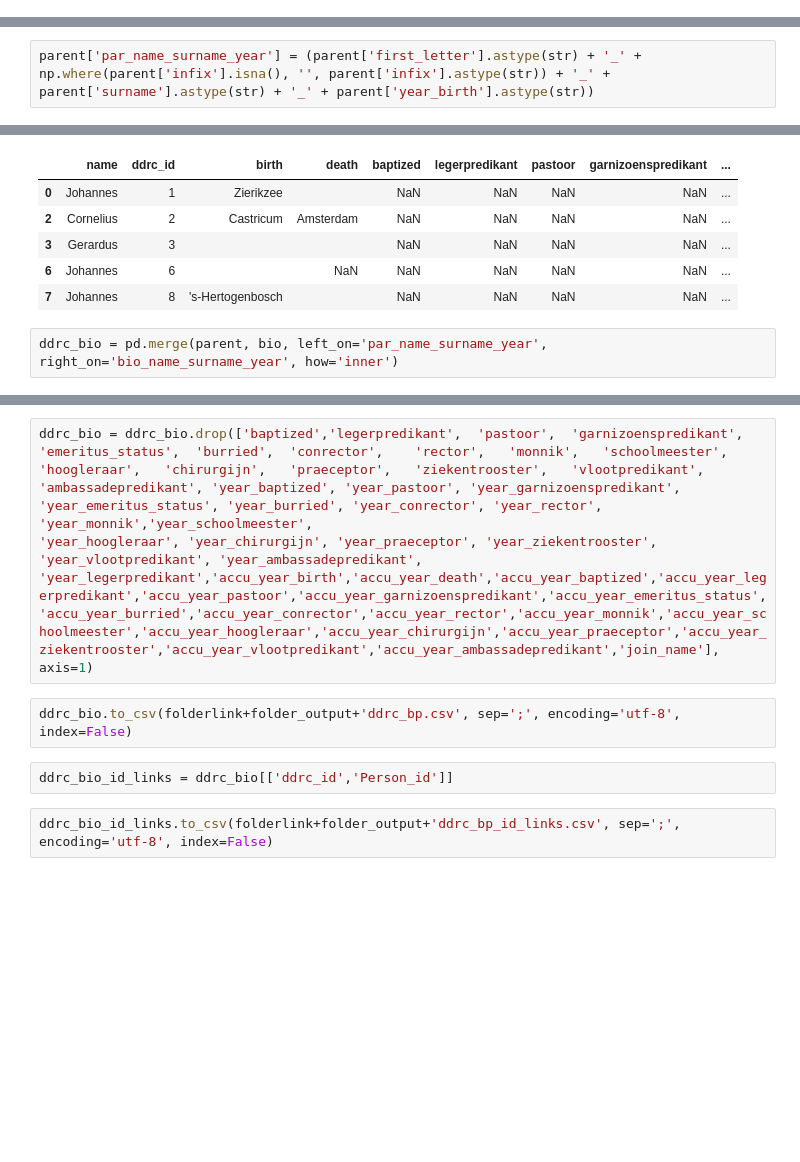
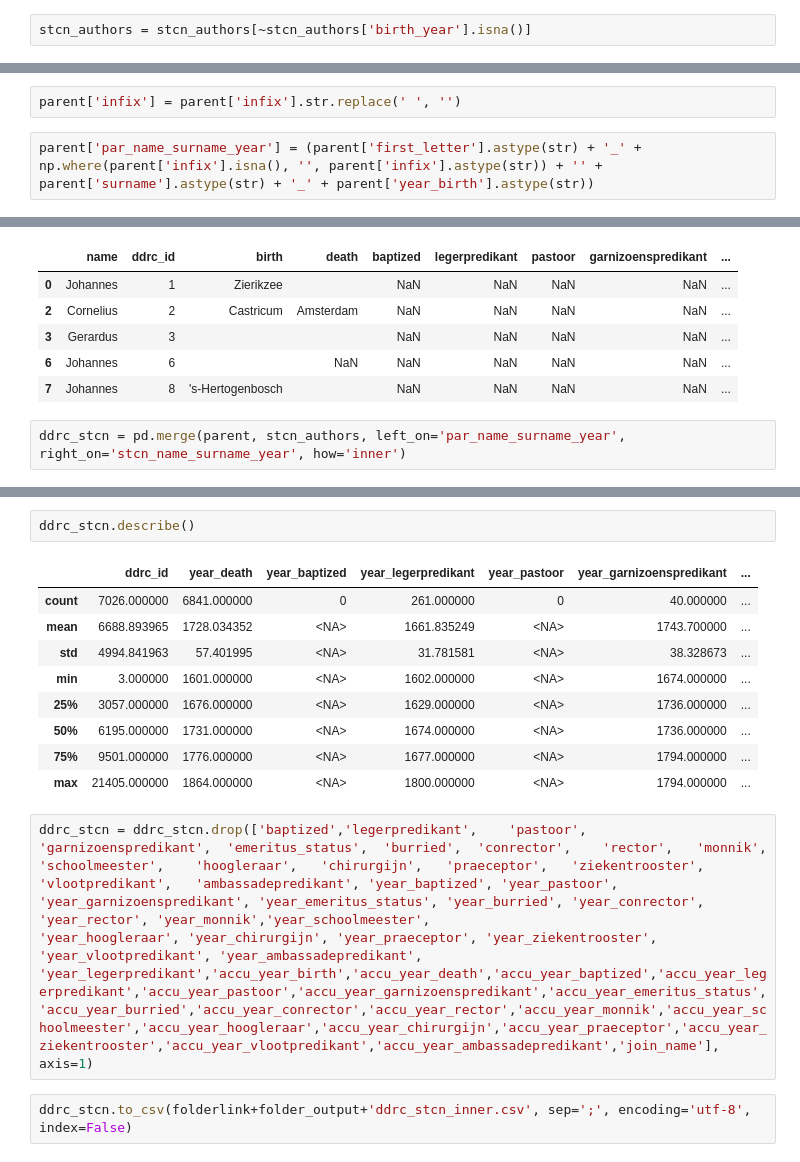
Before and after one commit to DigiDuRe/DigiDuRe, a Jupyter notebook: act4/stcn_clerus.ipynb, the cells around one changed output, grey strips where cells are left out. Cells and saved outputs as stored; diff of their text form; blank space fills up the shorter version.

```diff
--- a/act4/stcn_clerus.ipynb
+++ b/act4/stcn_clerus.ipynb
@@ -41,0 +49,2 @@ bio.head()
+# %%
+stcn_authors = stcn_authors[~stcn_authors['birth_year'].isna()]
@@ -77,8 +95,10 @@ parent.head()
 | 3 | Gerardus | 3 |  |  | NaN | NaN | NaN | NaN | ... |
 | 6 | Johannes | 6 |  | NaN | NaN | NaN | NaN | NaN | ... |
 | 7 | Johannes | 8 | 's-Hertogenbosch |  | NaN | NaN | NaN | NaN | ... |
+# %%
+parent['infix'] = parent['infix'].str.replace(' ', '')
 # %%
-parent['par_name_surname_year'] = (parent['first_letter'].astype(str) + '_' + np.where(parent['infix'].isna(), '', parent['infix'].astype(str)) + '_' + parent['surname'].astype(str) + '_' + parent['year_birth'].astype(str))
+parent['par_name_surname_year'] = (parent['first_letter'].astype(str) + '_' + np.where(parent['infix'].isna(), '', parent['infix'].astype(str)) + '' + parent['surname'].astype(str) + '_' + parent['year_birth'].astype(str))
 # %%
 parent.head()
 # %% [output]
@@ -89,4 +109,4 @@ parent.head()
 | 6 | Johannes | 6 |  | NaN | NaN | NaN | NaN | NaN | ... |
 | 7 | Johannes | 8 | 's-Hertogenbosch |  | NaN | NaN | NaN | NaN | ... |
 # %%
-ddrc_bio = pd.merge(parent, bio, left_on='par_name_surname_year', right_on='bio_name_surname_year', how='inner')
+ddrc_stcn = pd.merge(parent, stcn_authors, left_on='par_name_surname_year', right_on='stcn_name_surname_year', how='inner')
@@ -102,9 +122,17 @@ ddrc_bio.tail()
+# %%
+ddrc_stcn.describe()
+# %% [output]
+|  | ddrc_id | year_death | year_baptized | year_legerpredikant | year_pastoor | year_garnizoenspredikant | ... |
+| count | 7026.000000 | 6841.000000 | 0 | 261.000000 | 0 | 40.000000 | ... |
+| mean | 6688.893965 | 1728.034352 | <NA> | 1661.835249 | <NA> | 1743.700000 | ... |
+| std | 4994.841963 | 57.401995 | <NA> | 31.781581 | <NA> | 38.328673 | ... |
+| min | 3.000000 | 1601.000000 | <NA> | 1602.000000 | <NA> | 1674.000000 | ... |
+| 25% | 3057.000000 | 1676.000000 | <NA> | 1629.000000 | <NA> | 1736.000000 | ... |
+| 50% | 6195.000000 | 1731.000000 | <NA> | 1674.000000 | <NA> | 1736.000000 | ... |
+| 75% | 9501.000000 | 1776.000000 | <NA> | 1677.000000 | <NA> | 1794.000000 | ... |
+| max | 21405.000000 | 1864.000000 | <NA> | 1800.000000 | <NA> | 1794.000000 | ... |
 # %%
-ddrc_bio = ddrc_bio.drop(['baptized','legerpredikant',	'pastoor',	'garnizoenspredikant',	'emeritus_status',	'burried',	'conrector',	'rector',	'monnik',	'schoolmeester',	'hoogleraar',	'chirurgijn',	'praeceptor',	'ziekentrooster',	'vlootpredikant',	'ambassadepredikant', 'year_baptized', 'year_pastoor', 'year_garnizoenspredikant', 'year_emeritus_status', 'year_burried', 'year_conrector', 'year_rector', 'year_monnik','year_schoolmeester',
+ddrc_stcn = ddrc_stcn.drop(['baptized','legerpredikant',	'pastoor',	'garnizoenspredikant',	'emeritus_status',	'burried',	'conrector',	'rector',	'monnik',	'schoolmeester',	'hoogleraar',	'chirurgijn',	'praeceptor',	'ziekentrooster',	'vlootpredikant',	'ambassadepredikant', 'year_baptized', 'year_pastoor', 'year_garnizoenspredikant', 'year_emeritus_status', 'year_burried', 'year_conrector', 'year_rector', 'year_monnik','year_schoolmeester',
 'year_hoogleraar', 'year_chirurgijn', 'year_praeceptor', 'year_ziekentrooster', 'year_vlootpredikant', 'year_ambassadepredikant', 'year_legerpredikant','accu_year_birth','accu_year_death','accu_year_baptized','accu_year_legerpredikant','accu_year_pastoor','accu_year_garnizoenspredikant','accu_year_emeritus_status','accu_year_burried','accu_year_conrector','accu_year_rector','accu_year_monnik','accu_year_schoolmeester','accu_year_hoogleraar','accu_year_chirurgijn','accu_year_praeceptor','accu_year_ziekentrooster','accu_year_vlootpredikant','accu_year_ambassadepredikant','join_name'], axis=1)
 # %%
-ddrc_bio.to_csv(folderlink+folder_output+'ddrc_bp.csv', sep=';', encoding='utf-8', index=False)
+ddrc_stcn.to_csv(folderlink+folder_output+'ddrc_stcn_inner.csv', sep=';', encoding='utf-8', index=False)
-# %%
-ddrc_bio_id_links = ddrc_bio[['ddrc_id','Person_id']]
-# %%
-ddrc_bio_id_links.to_csv(folderlink+folder_output+'ddrc_bp_id_links.csv', sep=';', encoding='utf-8', index=False)
```
Also changed, not shown: parts of 14 cells of this notebook.
